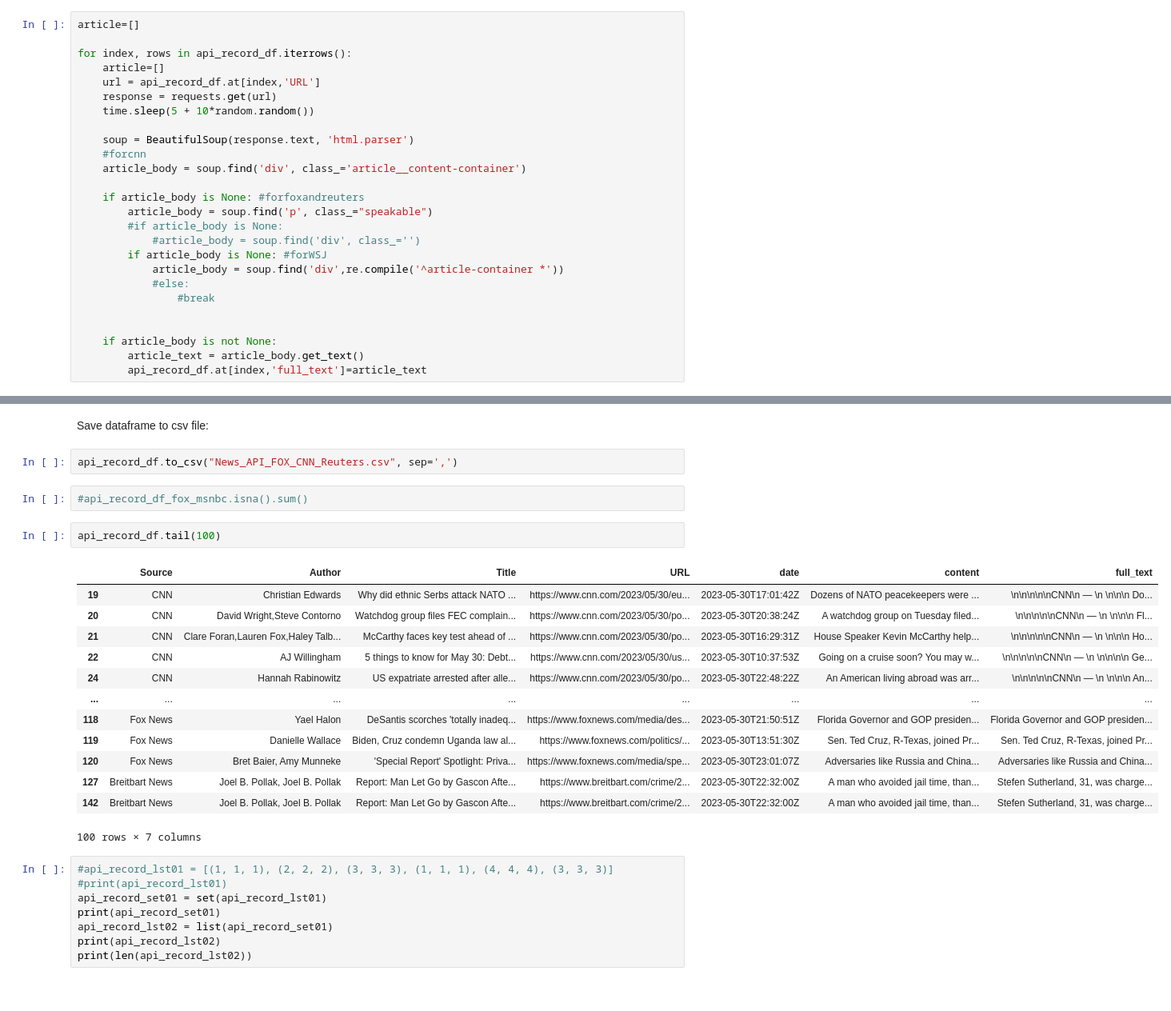
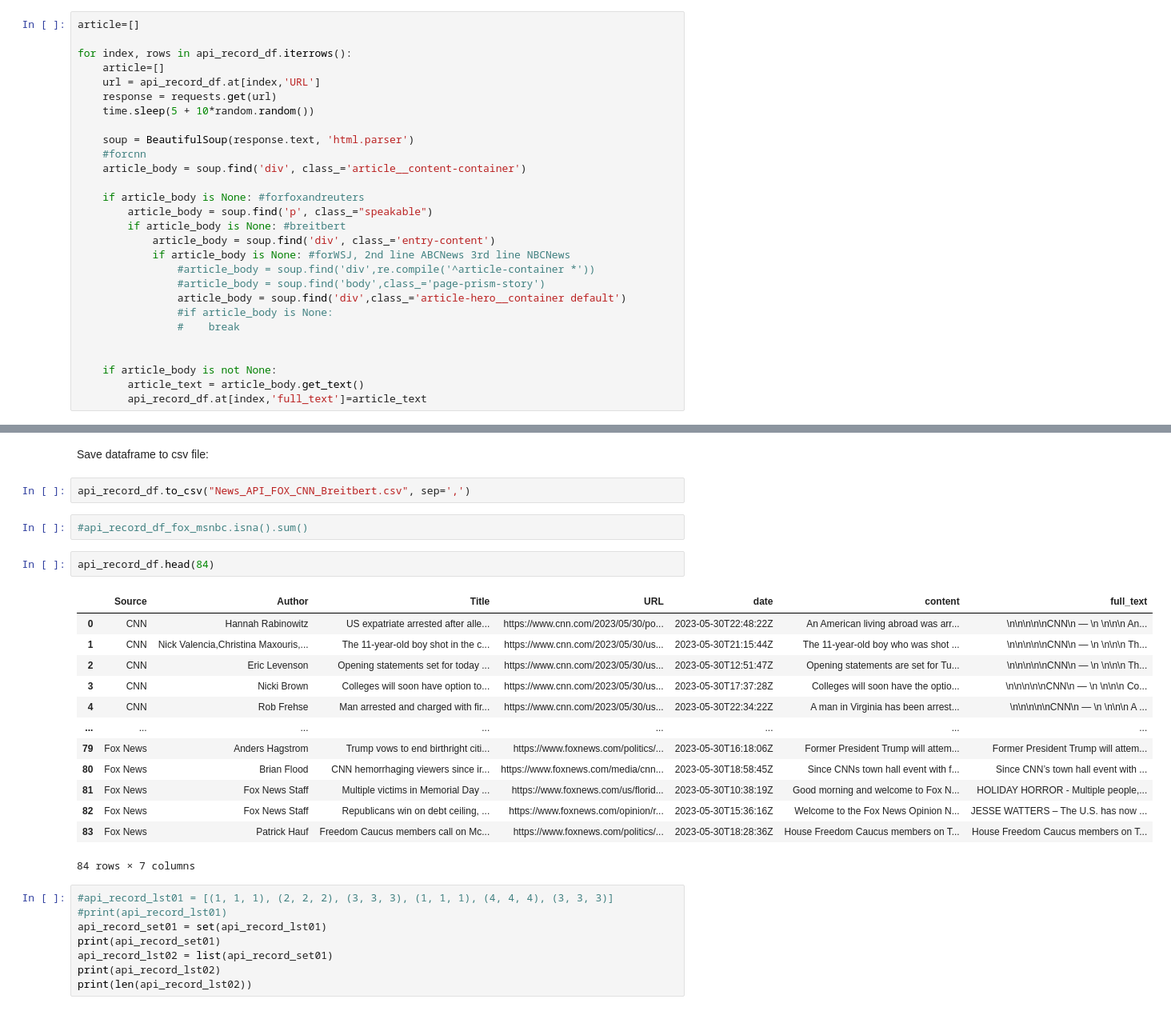
Before and after one commit to fausa/Bias_Detection_in_Journalism, a Jupyter notebook: deliverables/ADS509_FausA_Final_Project_01_API_v2_webscrape.ipynb, the cells around one changed output, grey strips where cells are left out. Shown at 80% size. Drawn from its saved outputs; the diff is of its cells as text.

```diff
--- a/deliverables/ADS509_FausA_Final_Project_01_API_v2_webscrape.ipynb
+++ b/deliverables/ADS509_FausA_Final_Project_01_API_v2_webscrape.ipynb
@@ -292,12 +294,14 @@ for index, rows in api_record_df.iterrows():
 
     if article_body is None: #forfoxandreuters
         article_body = soup.find('p', class_="speakable")
-        #if article_body is None:
-            #article_body = soup.find('div', class_='')
-        if article_body is None: #forWSJ
-            article_body = soup.find('div',re.compile('^article-container *'))
-            #else:
-                #break
+        if article_body is None: #breitbert
+            article_body = soup.find('div', class_='entry-content')
+            if article_body is None: #forWSJ, 2nd line ABCNews 3rd line NBCNews
+                #article_body = soup.find('div',re.compile('^article-container *'))
+                #article_body = soup.find('body',class_='page-prism-story')
+                article_body = soup.find('div',class_='article-hero__container default')
+                #if article_body is None:
+                #    break
 
 
     if article_body is not None:
@@ -330,25 +340,25 @@ api_record_df=api_record_df.dropna()
 # %% [markdown]
 Save dataframe to csv file:
 # %%
-api_record_df.to_csv("News_API_FOX_CNN_Reuters.csv", sep=',')
+api_record_df.to_csv("News_API_FOX_CNN_Breitbert.csv", sep=',')
 # %%
 #api_record_df_fox_msnbc.isna().sum()
 # %%
-api_record_df.tail(100)
+api_record_df.head(84)
 # %% [output]
 |  | Source | Author | Title | URL | date | content | full_text |
-| 19 | CNN | Christian Edwards | Why did ethnic Serbs attack NATO ... | https://www.cnn.com/2023/05/30/eu... | 2023-05-30T17:01:42Z | Dozens of NATO peacekeepers were ... | \n\n\n\n\nCNN\n — \n \n\n\n Do... |
-| 20 | CNN | David Wright,Steve Contorno | Watchdog group files FEC complain... | https://www.cnn.com/2023/05/30/po... | 2023-05-30T20:38:24Z | A watchdog group on Tuesday filed... | \n\n\n\n\nCNN\n — \n \n\n\n Fl... |
-| 21 | CNN | Clare Foran,Lauren Fox,Haley Talb... | McCarthy faces key test ahead of ... | https://www.cnn.com/2023/05/30/po... | 2023-05-30T16:29:31Z | House Speaker Kevin McCarthy help... | \n\n\n\n\nCNN\n — \n \n\n\n Ho... |
-| 22 | CNN | AJ Willingham | 5 things to know for May 30: Debt... | https://www.cnn.com/2023/05/30/us... | 2023-05-30T10:37:53Z | Going on a cruise soon? You may w... | \n\n\n\n\nCNN\n — \n \n\n\n\n Ge... |
-| 24 | CNN | Hannah Rabinowitz | US expatriate arrested after alle... | https://www.cnn.com/2023/05/30/po... | 2023-05-30T22:48:22Z | An American living abroad was arr... | \n\n\n\n\nCNN\n — \n \n\n\n An... |
+| 0 | CNN | Hannah Rabinowitz | US expatriate arrested after alle... | https://www.cnn.com/2023/05/30/po... | 2023-05-30T22:48:22Z | An American living abroad was arr... | \n\n\n\n\nCNN\n — \n \n\n\n An... |
+| 1 | CNN | Nick Valencia,Christina Maxouris,... | The 11-year-old boy shot in the c... | https://www.cnn.com/2023/05/30/us... | 2023-05-30T21:15:44Z | The 11-year-old boy who was shot ... | \n\n\n\n\nCNN\n — \n \n\n\n Th... |
+| 2 | CNN | Eric Levenson | Opening statements set for today ... | https://www.cnn.com/2023/05/30/us... | 2023-05-30T12:51:47Z | Opening statements are set for Tu... | \n\n\n\n\nCNN\n — \n \n\n\n Th... |
+| 3 | CNN | Nicki Brown | Colleges will soon have option to... | https://www.cnn.com/2023/05/30/us... | 2023-05-30T17:37:28Z | Colleges will soon have the optio... | \n\n\n\n\nCNN\n — \n \n\n\n Co... |
+| 4 | CNN | Rob Frehse | Man arrested and charged with fir... | https://www.cnn.com/2023/05/30/us... | 2023-05-30T22:34:22Z | A man in Virginia has been arrest... | \n\n\n\n\nCNN\n — \n \n\n\n A ... |
 | ... | ... | ... | ... | ... | ... | ... | ... |
-| 118 | Fox News | Yael Halon | DeSantis scorches 'totally inadeq... | https://www.foxnews.com/media/des... | 2023-05-30T21:50:51Z | Florida Governor and GOP presiden... | Florida Governor and GOP presiden... |
-| 119 | Fox News | Danielle Wallace | Biden, Cruz condemn Uganda law al... | https://www.foxnews.com/politics/... | 2023-05-30T13:51:30Z | Sen. Ted Cruz, R-Texas, joined Pr... | Sen. Ted Cruz, R-Texas, joined Pr... |
-| 120 | Fox News | Bret Baier, Amy Munneke | 'Special Report' Spotlight: Priva... | https://www.foxnews.com/media/spe... | 2023-05-30T23:01:07Z | Adversaries like Russia and China... | Adversaries like Russia and China... |
-| 127 | Breitbart News | Joel B. Pollak, Joel B. Pollak | Report: Man Let Go by Gascon Afte... | https://www.breitbart.com/crime/2... | 2023-05-30T22:32:00Z | A man who avoided jail time, than... | Stefen Sutherland, 31, was charge... |
-| 142 | Breitbart News | Joel B. Pollak, Joel B. Pollak | Report: Man Let Go by Gascon Afte... | https://www.breitbart.com/crime/2... | 2023-05-30T22:32:00Z | A man who avoided jail time, than... | Stefen Sutherland, 31, was charge... |
+| 79 | Fox News | Anders Hagstrom | Trump vows to end birthright citi... | https://www.foxnews.com/politics/... | 2023-05-30T16:18:06Z | Former President Trump will attem... | Former President Trump will attem... |
+| 80 | Fox News | Brian Flood | CNN hemorrhaging viewers since ir... | https://www.foxnews.com/media/cnn... | 2023-05-30T18:58:45Z | Since CNNs town hall event with f... | Since CNN’s town hall event with ... |
+| 81 | Fox News | Fox News Staff | Multiple victims in Memorial Day ... | https://www.foxnews.com/us/florid... | 2023-05-30T10:38:19Z | Good morning and welcome to Fox N... | HOLIDAY HORROR - Multiple people,... |
+| 82 | Fox News | Fox News Staff | Republicans win on debt ceiling, ... | https://www.foxnews.com/opinion/r... | 2023-05-30T15:36:16Z | Welcome to the Fox News Opinion N... | JESSE WATTERS – The U.S. has now ... |
+| 83 | Fox News | Patrick Hauf | Freedom Caucus members call on Mc... | https://www.foxnews.com/politics/... | 2023-05-30T18:28:36Z | House Freedom Caucus members on T... | House Freedom Caucus members on T... |
-100 rows × 7 columns
+84 rows × 7 columns
 # %%
 #api_record_lst01 = [(1, 1, 1), (2, 2, 2), (3, 3, 3), (1, 1, 1), (4, 4, 4), (3, 3, 3)]
 #print(api_record_lst01)
```
Also changed, not shown: parts of 14 cells of this notebook.
